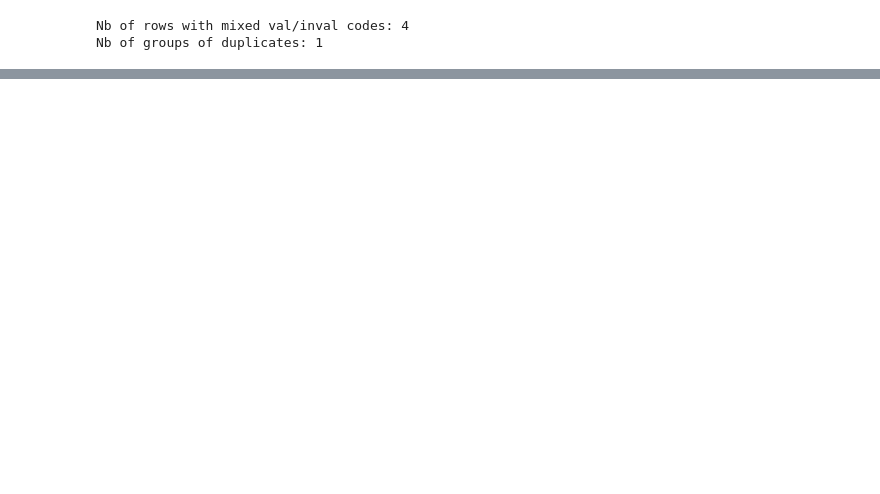
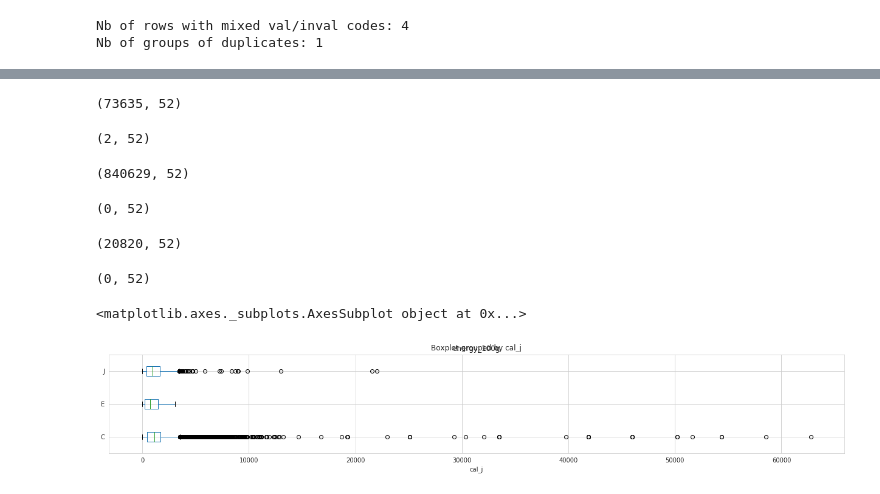
Before and after one commit to SmellyArmure/OC_DS_Project3, a Jupyter notebook: NOTEBOOKS/P3_Cleaning.ipynb, the cells around one changed output, grey strips where cells are left out. Cells and saved outputs as stored; diff of their text form; code cells hidden in the pictures; blank space fills up the shorter version.

```diff
--- a/NOTEBOOKS/P3_Cleaning.ipynb
+++ b/NOTEBOOKS/P3_Cleaning.ipynb
@@ -1213,0 +1335,30 @@ Shape of dfcopy, after 154583
+# %%
+# group2: group to send to the model -> is it kj or kcal ?
+df_100g.loc[gb.groups.get((True, False, False))]
+# group3: group where e is j
+df_gp3 = df_100g.loc[gb.groups.get((True, False, True))]
+print(df_gp3.shape)
+m_id = df_gp3.apply(lambda x: x['energy-kj_100g']==x['energy_100g'], axis=1)
+df_gp3[~m_id].shape # cas où ils sont différents (2) : prévoir remplacement (fonction)
+# %% [output]
+(73635, 52)
+(2, 52)
+# %%
+# group4: group where e is c
+df_gp4 = df_100g.loc[gb.groups.get((True, True, False))]
+print(df_gp4.shape)
+m_id = df_gp4.apply(lambda x: x['energy-kcal_100g']==x['energy_100g'], axis=1)
+df_gp4[~m_id].shape # cas où ils sont différents (0) : prévoir remplacement (fonction)
+# %% [output]
+(840629, 52)
+(0, 52)
+# %%
+# group5: group where e is c or j (both filled)
+df_gp5 = df_100g.loc[gb.groups.get((True, True, True))]
+print(df_gp5.shape)
+m_id_c = df_gp5.apply(lambda x: x['energy-kcal_100g']==x['energy_100g'], axis=1)
+m_id_j = df_gp5.apply(lambda x: x['energy-kj_100g']==x['energy_100g'], axis=1)
+df_gp5[~m_id_c&~m_id_j].shape # cas où e n'est égal ni a c ni a j (0) : prévoir remplacement (fonction)
+# %% [output]
+(20820, 52)
+(0, 52)
@@ -1213,0 +1377,5 @@ Shape of dfcopy, after 154583
+# %%
+df_100g.boxplot(column=['energy_100g'], by='cal_j',vert=False, figsize=(21,3))
+# %% [output]
+<matplotlib.axes._subplots.AxesSubplot object at 0x...>
+[figure, added]
```
Also changed, not shown: parts of 93 cells of this notebook, 1 other file.
